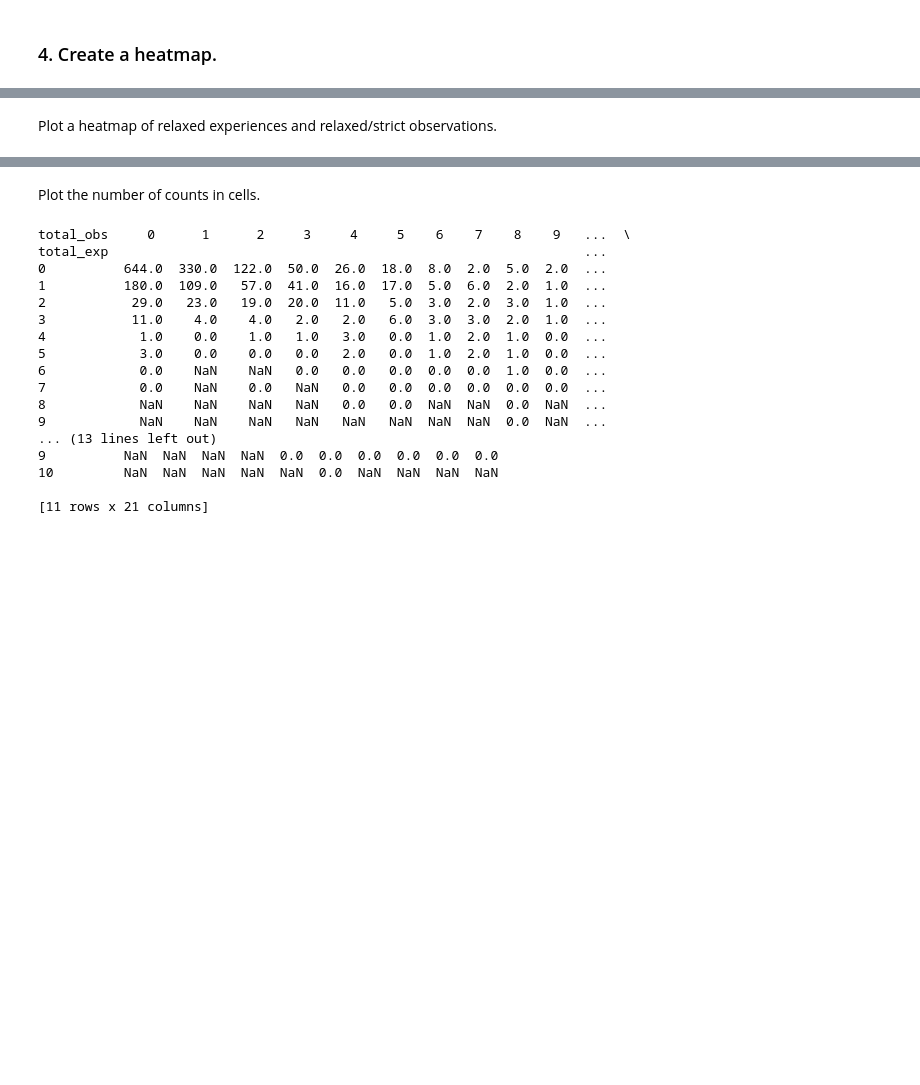
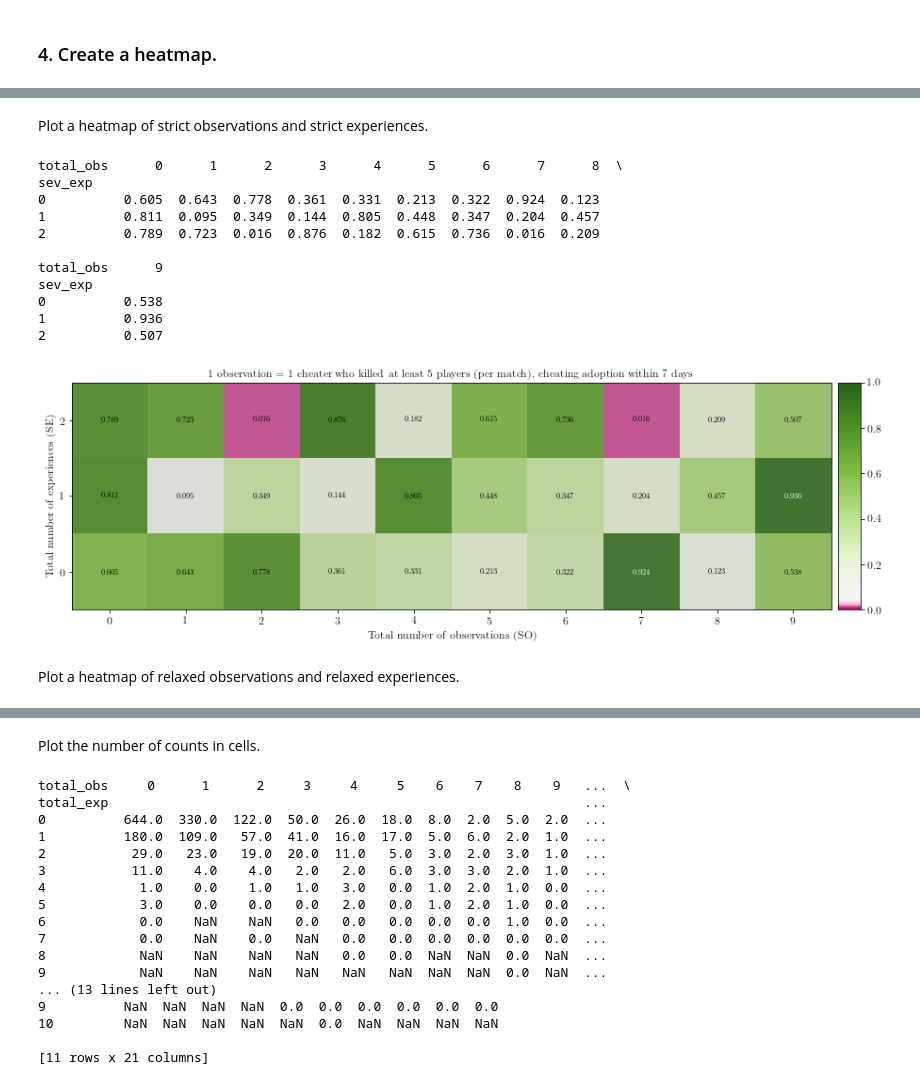
Before and after one commit to social-research/cheating, a Jupyter notebook: 06-combine-two-mechanisms.ipynb, the cells around one changed output, grey strips where cells are left out. Saved outputs shown, nothing was run; the diff lists cells and outputs as text; code cells hidden in the pictures; blank space fills up the shorter version.

```diff
--- a/06-combine-two-mechanisms.ipynb
+++ b/06-combine-two-mechanisms.ipynb
@@ -324,3 +610,65 @@ def colorbar(mappable):
+# %% [markdown]
+Plot a heatmap of strict observations and strict experiences.
+# %%
+merged_df = pd.read_csv('data/SO_SE.csv')
+test_dat = merged_df.sort_values(['sev_exp', 'total_obs']).reset_index(drop=True)
+
+col_list = list(test_dat.columns[2:])
+res = test_dat.groupby([test_dat.sev_exp, pd.cut(test_dat.total_obs,
+                                                   [-np.inf, 0, 1, 2, 3, 4, 5, 6, 7, 8, np.inf],
+                                                   labels = [0, 1, 2, 3, 4, 5, 6, 7, 8, 9])])[col_list].sum().reset_index()
+
+test_dat = res.groupby([res.total_obs, pd.cut(res.sev_exp,[-np.inf, 0, 1, np.inf],
+                                              labels = [0, 1, 2])])[col_list].sum().reset_index()
+
+test_dat['rand_mean'] = test_dat.iloc[:, 3:].mean(axis=1)
+test_dat['cdf'] = scipy.stats.poisson.cdf(test_dat['E'], test_dat['rand_mean'])
+test_dat['pmf'] = scipy.stats.poisson.pmf(test_dat['E'], test_dat['rand_mean'])
+test_dat['prob'] = 1 - test_dat['cdf'] + test_dat['pmf']
+
+test_dat = test_dat.round({"rand_mean":2, "cdf":3, "pmf":3, "prob":3})
+# print(test_dat.head())
+
+piv = pd.pivot_table(test_dat, values="prob",index=["sev_exp"], columns=["total_obs"])
+print(piv)
+
+# Plot a heatmap.
+norm = DivergingNorm(vmin=0, vcenter=0.05, vmax=1)
+
+fig, ax = plt.subplots()
+img1 = ax.imshow(piv, alpha=0.8, norm=norm)
+ax.set_xticks(np.arange(piv.shape[1]))
+ax.set_yticks(np.arange(piv.shape[0]))
+plt.title('1 observation = 1 cheater who killed at least 5 players (per match), cheating adoption within 7 days')
+plt.xlabel('Total number of observations (SO)')
+plt.ylabel('Total number of experiences (SE)')
+
+textcolors = ["k", "w"]
+
+for y in range(piv.shape[0]):
+    for x in range(piv.shape[1]):
+        if np.isnan(piv[x][y]) == False:
+            text = ax.text(x, y, piv[x][y], ha="center", va="center",
+                           color=textcolors[1 if piv[x][y] <= 0.01 or piv[x][y] >= 0.9 else 0])
+
+
+cbar = colorbar(img1)
+cbar.solids.set_edgecolor("face")
+plt.show()
+fig.savefig('figs/SO_SE_p_vals.png')
+# %% [output]
+total_obs      0      1      2      3      4      5      6      7      8  \
+sev_exp
+0          0.605  0.643  0.778  0.361  0.331  0.213  0.322  0.924  0.123
+1          0.811  0.095  0.349  0.144  0.805  0.448  0.347  0.204  0.457
+2          0.789  0.723  0.016  0.876  0.182  0.615  0.736  0.016  0.209
+
+total_obs      9
+sev_exp
+0          0.538
+1          0.936
+2          0.507
+[figure, added]
 # %% [markdown]
-Plot a heatmap of relaxed experiences and relaxed/strict observations.
+Plot a heatmap of relaxed observations and relaxed experiences.
 # %%
```
Also changed, not shown: parts of 24 cells of this notebook, 10 other files.
